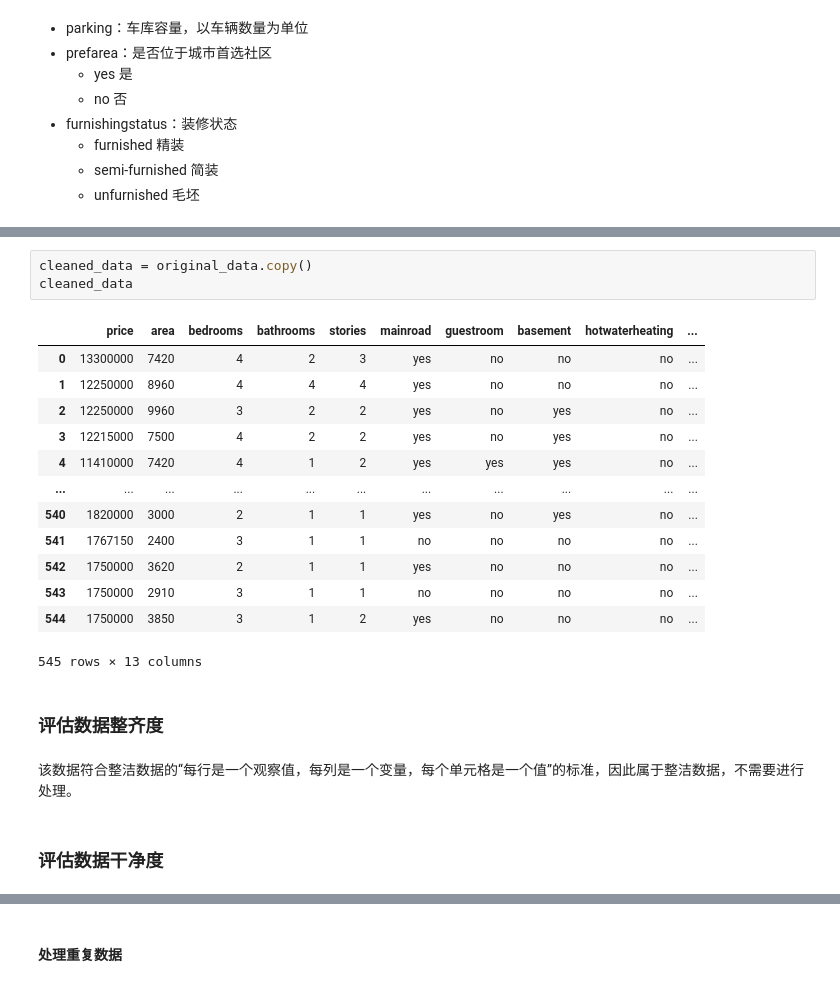
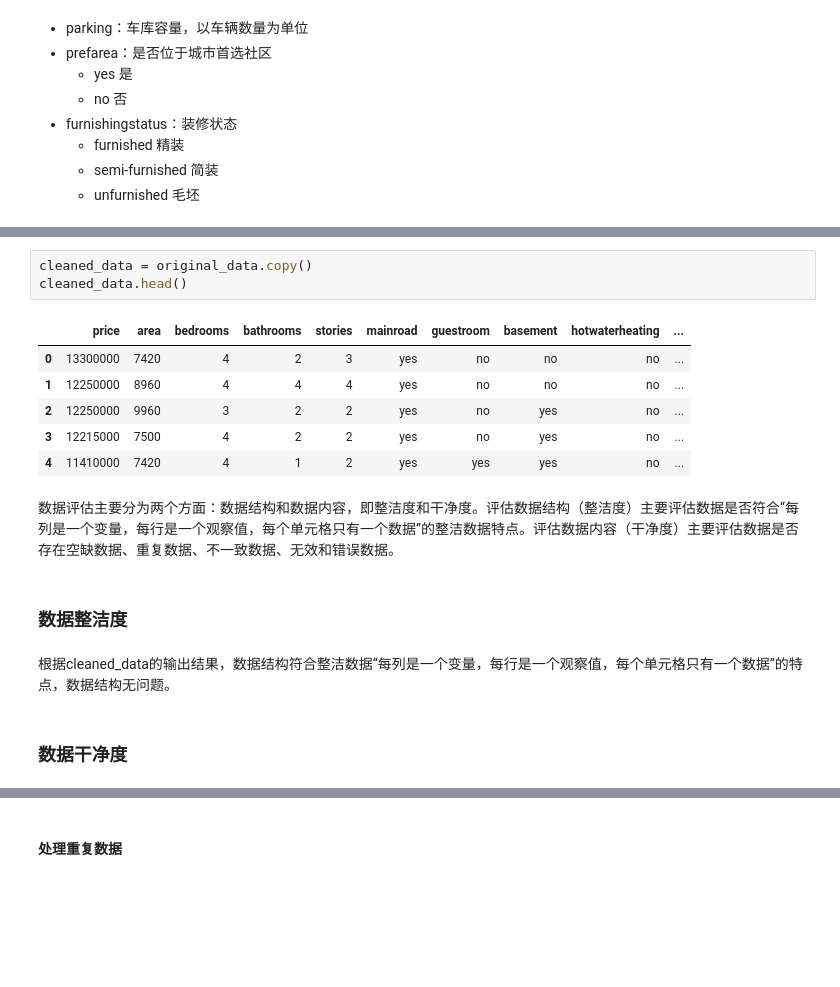
Before and after one commit to whywesson/Python-Data-Analysis, a Jupyter notebook: 04 项目实战 _ 用线性回归预测房价数据.ipynb, the cells around one changed output, grey strips where cells are left out. Cells and saved outputs as stored; diff of their text form; blank space fills up the shorter version.

```diff
--- a/04 项目实战 _ 用线性回归预测房价数据.ipynb
+++ b/04 项目实战 _ 用线性回归预测房价数据.ipynb
@@ -75,24 +68,19 @@ original_data
 # %%
 cleaned_data = original_data.copy()
-cleaned_data
+cleaned_data.head()
 # %% [output]
 |  | price | area | bedrooms | bathrooms | stories | mainroad | guestroom | basement | hotwaterheating | ... |
 | 0 | 13300000 | 7420 | 4 | 2 | 3 | yes | no | no | no | ... |
 | 1 | 12250000 | 8960 | 4 | 4 | 4 | yes | no | no | no | ... |
 | 2 | 12250000 | 9960 | 3 | 2 | 2 | yes | no | yes | no | ... |
 | 3 | 12215000 | 7500 | 4 | 2 | 2 | yes | no | yes | no | ... |
 | 4 | 11410000 | 7420 | 4 | 1 | 2 | yes | yes | yes | no | ... |
-| ... | ... | ... | ... | ... | ... | ... | ... | ... | ... | ... |
-| 540 | 1820000 | 3000 | 2 | 1 | 1 | yes | no | yes | no | ... |
-| 541 | 1767150 | 2400 | 3 | 1 | 1 | no | no | no | no | ... |
-| 542 | 1750000 | 3620 | 2 | 1 | 1 | yes | no | no | no | ... |
-| 543 | 1750000 | 2910 | 3 | 1 | 1 | no | no | no | no | ... |
-| 544 | 1750000 | 3850 | 3 | 1 | 2 | yes | no | no | no | ... |
-545 rows × 13 columns
+# %% [markdown]
+数据评估主要分为两个方面：数据结构和数据内容，即整洁度和干净度。评估数据结构（整洁度）主要评估数据是否符合“每列是一个变量，每行是一个观察值，每个单元格只有一个数据”的整洁数据特点。评估数据内容（干净度）主要评估数据是否存在空缺数据、重复数据、不一致数据、无效和错误数据。
 # %% [markdown]
-### 评估数据整齐度
+### 数据整洁度
-# %% [markdown]
-该数据符合整洁数据的“每行是一个观察值，每列是一个变量，每个单元格是一个值”的标准，因此属于整洁数据，不需要进行处理。
+# %% [markdown]
+根据cleaned_data的输出结果，数据结构符合整洁数据“每列是一个变量，每行是一个观察值，每个单元格只有一个数据”的特点，数据结构无问题。
 # %% [markdown]
-### 评估数据干净度
+### 数据干净度
 # %% [markdown]
```
Also changed, not shown: parts of 214 cells of this notebook.
